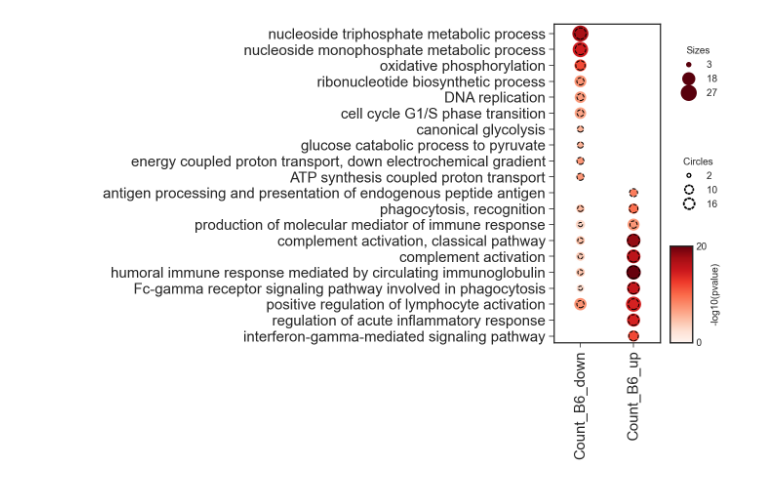
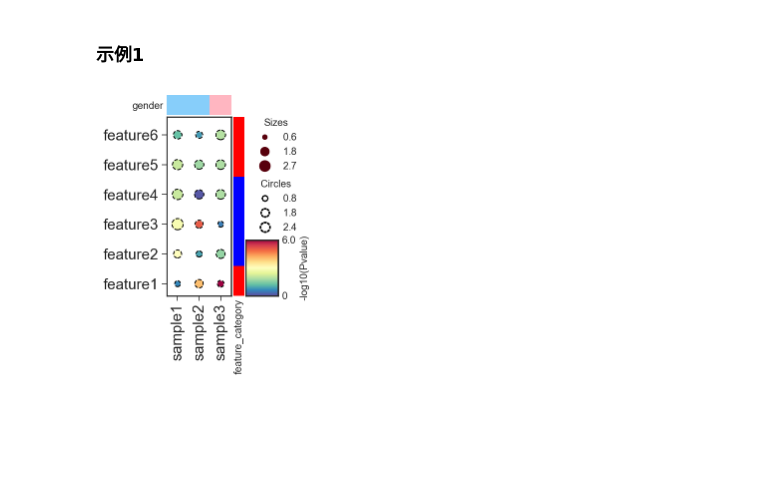
Before and after one commit to jefferyUstc/python-dotplot, a Jupyter notebook: tutorial/tutorials.ipynb, the cells around one changed output. Drawn from its saved outputs; the diff is of its cells as text; code cells hidden in the pictures; blank space fills up the shorter version.

```diff
--- a/tutorial/tutorials.ipynb
+++ b/tutorial/tutorials.ipynb
@@ -55,5 +10,18 @@ sct = dp.plot(size_factor=10, cmap='Reds', cluster_row=True)
-# %%
-dp = dotplot.DotPlot.parse_from_tidy_data(data, **dotplot.utils.DEFAULT_CLUSTERPROFILE_KEYS)
-sct = dp.plot(size_factor=10, cmap='Reds', cluster_row=True)
-# %% [output]
-[figure, removed]
+# %%
+columns, index = ['sample1', 'sample2', 'sample3'], ['feature1', 'feature2', 'feature3', 'feature4', 'feature5','feature6']
+df_sizes = pd.DataFrame([[0.6, 1.5, 0.7], [1.3, .9, 1.6], [2.8, 1.0, .5], [2.1, 1.7, 1.85], [2.1, 1.7, 1.85], [1.2, .7, 1.9]], columns=columns, index=index)
+df_colors = pd.DataFrame([[0.6, 4, 6], [3, .9, 1.6], [2.8, 5, .5], [2.1, .1, 1.85], [2.1, 1.7, 1.85], [1.2, .8, 1.9]], columns=columns, index=index)
+df_circles = pd.DataFrame([[0.7, 1.4, 0.9], [1.3, .75, 1.66], [2.5, 1.3, .7], [2.2, 1.7, 1.85], [2.1, 1.7, 1.85], [1.45, .99, 1.9]], columns=columns, index=index)
+
+df_row_colors = pd.DataFrame({'feature_category':['r', 'r', 'b', 'b', 'b', 'r']}, index=index)
+df_col_colors = pd.DataFrame({'gender':['#FFB6C1', '#87CEFA', '#87CEFA']}, index=columns)
+
+
+masks = pd.DataFrame([['group A']*3, ['group B']*3, ['group A']*3, ['group B']*3, ['group A']*3, ['group B']*3], columns=columns, index=index)
+# %% [markdown]
+### 示例1
+# %%
+dp = dotplot.DotPlot(df_size=df_sizes, df_color=df_colors, df_circle=df_circles, row_colors=df_row_colors, col_colors=df_col_colors)
+_ = dp.plot(size_factor=50, cmap='Spectral_r')
+# %% [output]
+[figure, added]
```
Also changed, not shown: parts of 11 cells of this notebook, 1 other file.
